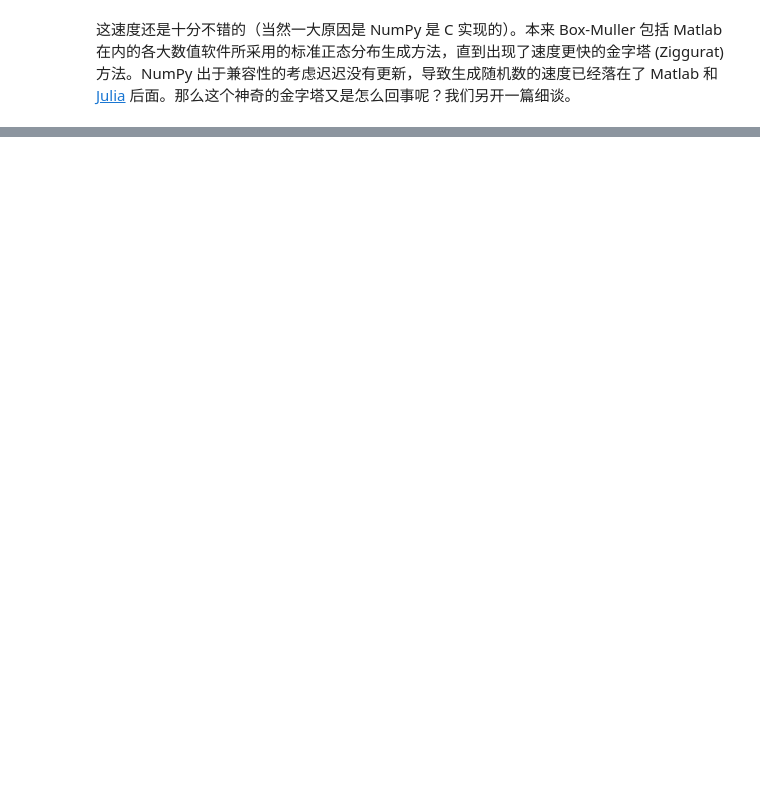
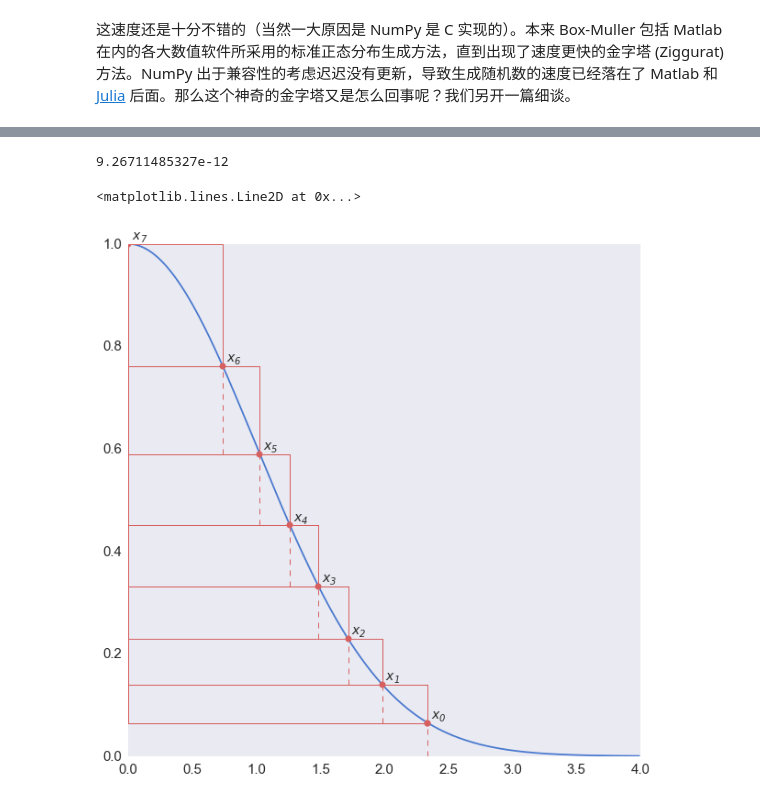
Before and after one commit to jameslao/Algorithmic-Pearls, a Jupyter notebook: Normal.ipynb, the cells around one changed output, grey strips where cells are left out. Cells and saved outputs as stored; diff of their text form; code cells hidden in the pictures; blank space fills up the shorter version.

```diff
--- a/Normal.ipynb
+++ b/Normal.ipynb
@@ -204,0 +269,42 @@ Wall time: 363 ms
+# %%
+from scipy.stats import norm
+import numpy as np
+import matplotlib.pyplot as plt
+n = 7
+f = lambda x : np.exp(- x * x / 2)
+fi = lambda f : np.sqrt(-np.log(f) * 2)
+def z(r):
+    v = r * f(r) + (1 - norm.cdf(r))* np.sqrt(2 * np.pi)
+    x = [r]
+    for i in range(1, n):
+        x.append(fi(v / x[i - 1] + f(x[i - 1])))
+    return x[n - 1] *(f(0) - f(x[n - 1])) - v
+#r = 3.442619855899 # 127
+#print((1-norm.cdf(r)) * 1000 / f(0))
+r = 2.33837169825 # 7
+print (z(r))
+plt.figure(figsize = (10, 10))
+xp = np.arange(0,4, 0.01)
+fp = 1 * np.exp( -xp ** 2 / 2 )
+
+
+v = r * f(r) + (1 - norm.cdf(r)) * np.sqrt(2 * np.pi)
+x = [r]
+for i in range(1, n):
+    x += [fi(v / x[i - 1] + f(x[i - 1]))]
+x += [0, r]
+y = [f(_) for _ in x]
+plt.plot(xp, fp)
+plt.plot(x, y, 'ro')
+for i in range(n + 1):
+    plt.axhline(y=y[i], xmin=0, xmax=x[i - 1] / 4, linewidth=1, color='r')
+    plt.axvline(x=x[i], ymin=y[i], ymax=y[i + 1], linewidth=1, color='r')
+    plt.axvline(x=x[i], ymin=y[i], ymax=y[i + 1], linewidth=1, color='r')
+    plt.axvline(x=x[i], ymin=y[i - 1], ymax=y[i], linewidth=1, color='r', ls = '--')
+    plt.annotate('x', xy = (x[i], y[i]), xytext=(x[i]+0.03, y[i] + 0.01), style='italic', size = 14)
+    plt.annotate(str(i), xy = (x[i], y[i]), xytext=(x[i]+0.09, y[i] + 0.005), style='italic', size = 10)
+plt.axvline(x=x[0], ymin=0, ymax=y[0], linewidth=1, color='r', ls = '--')
+# %% [output]
+9.26711485327e-12
+<matplotlib.lines.Line2D at 0x...>
+[figure, added]
```
Also changed, not shown: parts of 16 cells of this notebook, 1 other file.
